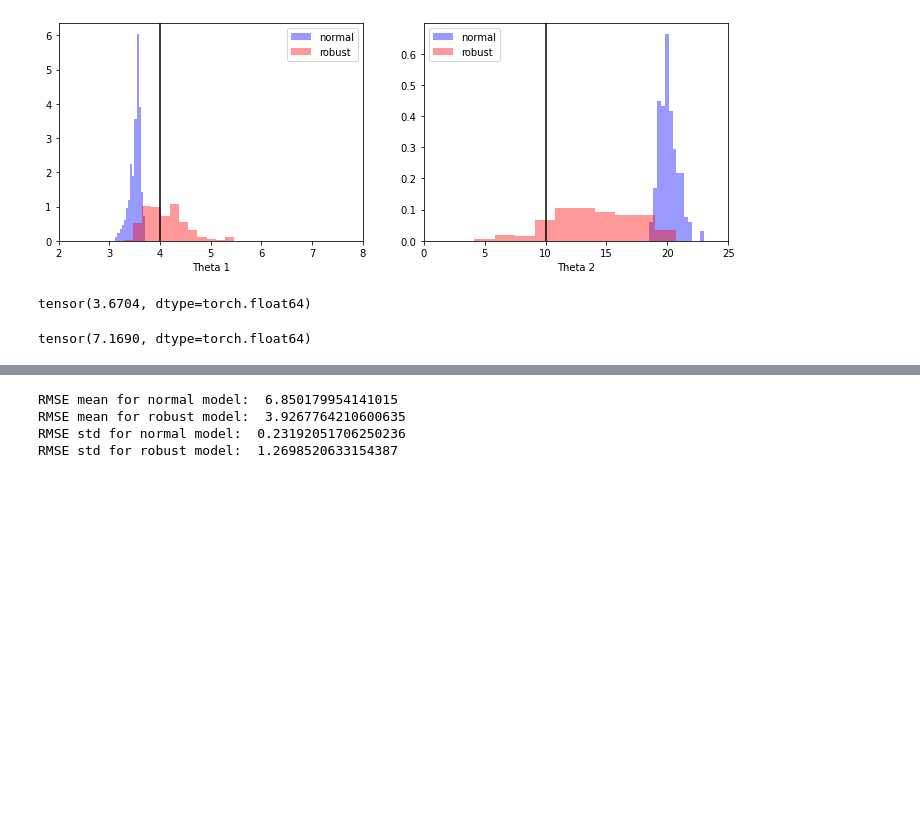
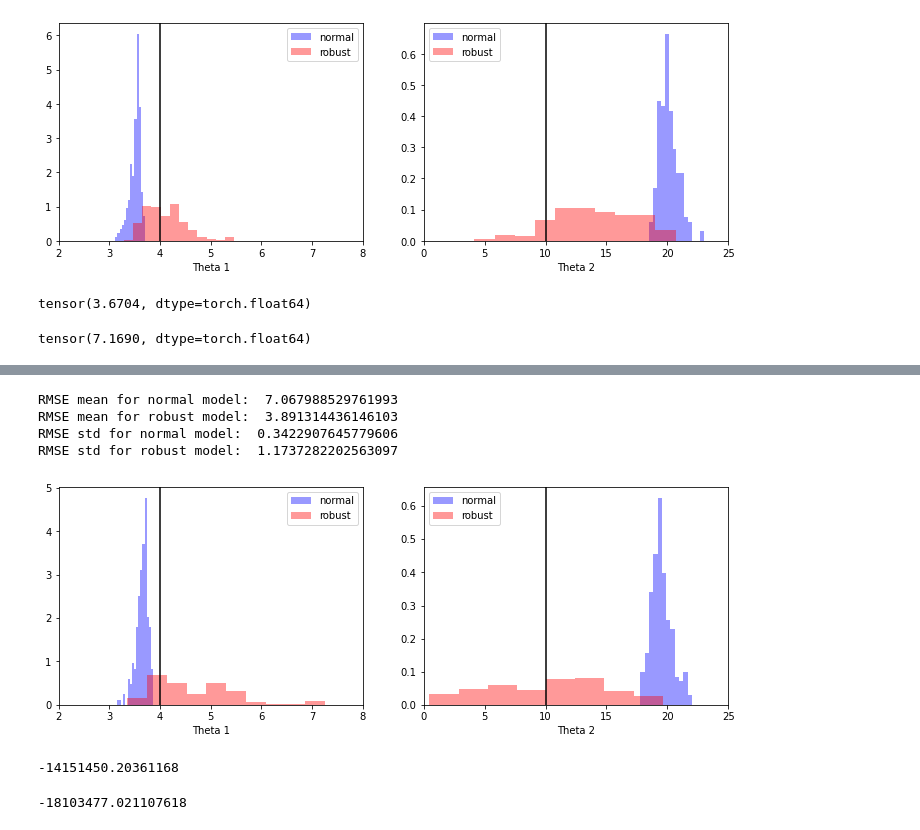
Before and after one commit to huangdaolang/robust-sbi, a Jupyter notebook: Ricker-ABC.ipynb, the cells around one changed output, grey strips where cells are left out. Cells and saved outputs as stored; diff of their text form; code cells hidden in the pictures; blank space fills up the shorter version.

Commit message:
Fix bugs Last update before switching ricker corruption method

```diff
--- a/Ricker-ABC.ipynb
+++ b/Ricker-ABC.ipynb
@@ -279,5 +279,6 @@ Epoch 10, Loss: 12.603977680206299
 # %%
-beta = 2
+n_sims = 50
+beta = 5
 rmse_normal = np.zeros(n_sims)
 rmse_robust = np.zeros(n_sims)
 for i in range(n_sims):
@@ -292,7 +293,32 @@ print("RMSE mean for robust model: ", np.mean(rmse_robust))
 print("RMSE std for normal model: ", np.std(rmse_normal))
 print("RMSE std for robust model: ", np.std(rmse_robust))
 # %% [output]
-RMSE mean for normal model:  6.850179954141015
-RMSE mean for robust model:  3.9267764210600635
-RMSE std for normal model:  0.23192051706250236
-RMSE std for robust model:  1.2698520633154387
+RMSE mean for normal model:  7.067988529761993
+RMSE mean for robust model:  3.891314436146103
+RMSE std for normal model:  0.3422907645779606
+RMSE std for robust model:  1.1737282202563097
+# %%
+root_name = root_name = f'objects/ABC/ricker/lambda=5/5'
+posterior_normal = torch.tensor(np.load(root_name + '/posterior_normal.npy'))
+posterior_robust = torch.tensor(np.load(root_name + '/posterior_robust.npy'))
+# %%
+plt.figure(figsize=(12, 4))
+plt.subplot(1, 2, 1)
+plt.axvline(x=theta_gt[0],ls="-",c="black")
+sns.distplot(posterior_normal[:, 0], color='blue', kde=False, norm_hist=True, label="normal")
+sns.distplot(posterior_robust[:, 0], color='red', kde=False, norm_hist=True, label="robust")
+plt.legend()
+plt.xlim(2, 8)
+plt.xlabel("Theta 1")
+
+plt.subplot(1, 2, 2)
+plt.axvline(x=theta_gt[1],ls="-",c="black")
+sns.distplot(posterior_normal[:, 1], color='blue', kde=False, norm_hist=True, label="normal")
+sns.distplot(posterior_robust[:, 1], color='red', kde=False, norm_hist=True, label="robust")
+plt.legend()
+plt.xlim(0, 25)
+plt.xlabel("Theta 2")
+
+plt.show()
+# %% [output]
+[figure, added]
@@ -298,0 +352,14 @@ RMSE std for robust model:  1.2698520633154387
+# %%
+from scipy.stats import multivariate_normal
+
+mu_normal = np.mean(predictive_normal, axis=0)
+
+cov_normal = np.cov(predictive_normal, rowvar=0)
+
+mvn = multivariate_normal(mean=mu_normal, cov=cov_normal)
+
+for i in range(100):
+    log_likelihood += mvn.logpdf(obs_cont[0, i])
+print(log_likelihood)
+# %% [output]
+-14151450.20361168
@@ -298,0 +373,11 @@ RMSE std for robust model:  1.2698520633154387
+# %%
+mu_robust = np.mean(predictive_robust, axis=0)
+cov_robust = np.cov(predictive_robust.T)
+mvn_robust = multivariate_normal(mean=mu_robust, cov=cov_robust)
+
+
+for i in range(100):
+    log_likelihood += mvn_robust.logpdf(obs_cont[0, i])
+print(log_likelihood)
+# %% [output]
+-18103477.021107618
```
Also changed, not shown: parts of 8 cells of this notebook, 12 other files.
